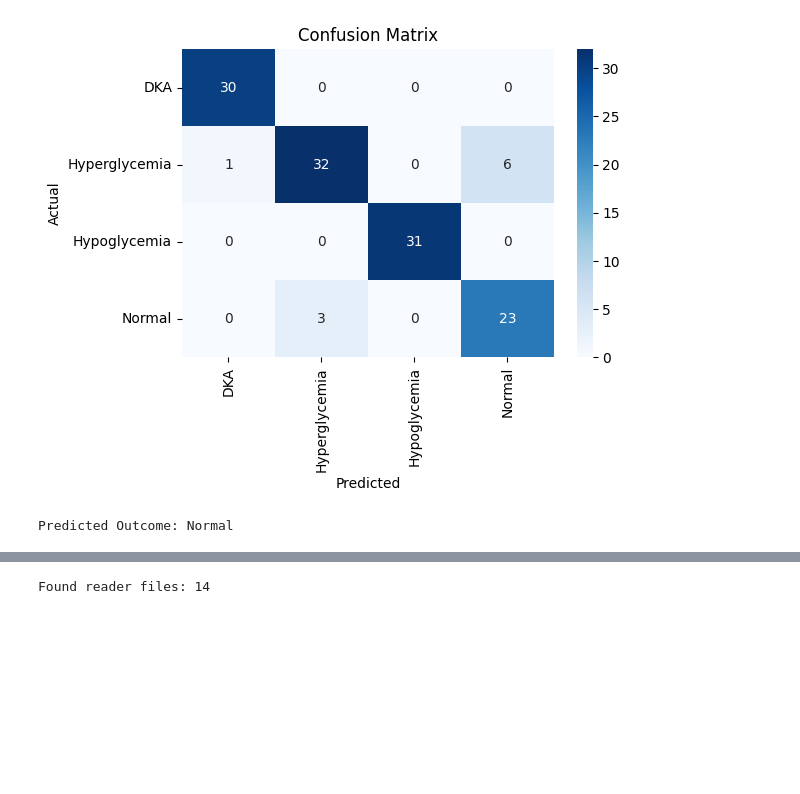
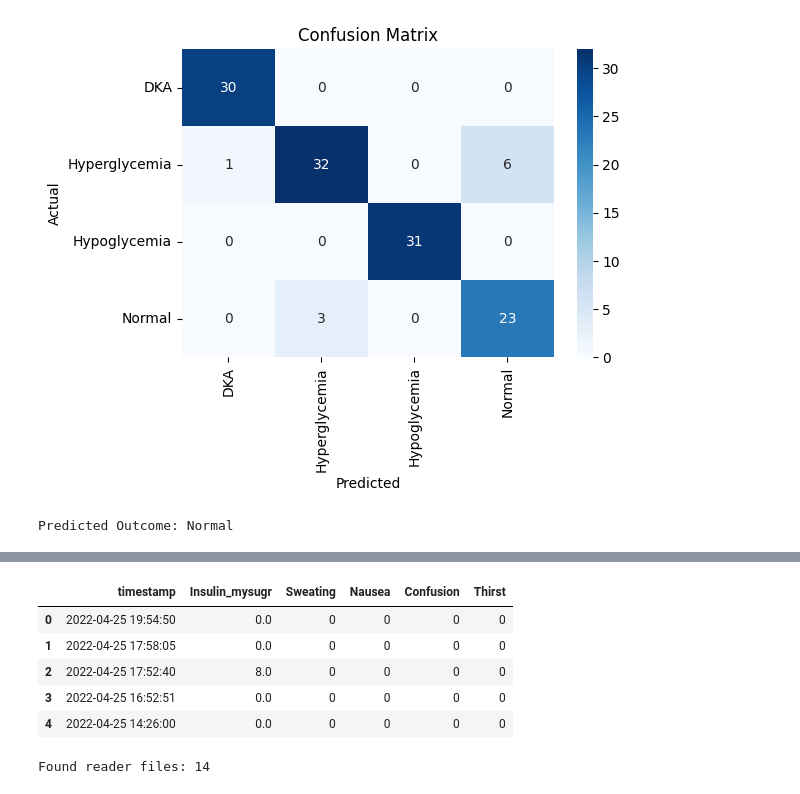
Before and after one commit to M-Bless/Diabetes-project, a Jupyter notebook: diabetes_analysis_train.ipynb, the cells around one changed output, grey strips where cells are left out. Drawn from its saved outputs; the diff is of its cells as text; code cells hidden in the pictures; blank space fills up the shorter version.

```diff
--- a/diabetes_analysis_train.ipynb
+++ b/diabetes_analysis_train.ipynb
@@ -220,3 +201,44 @@ df_mysugr.head()
+# %%
+def process_mysugr_symptoms(df):
+    """Extract symptoms from Note column and process insulin data"""
+
+    # Process symptoms from Note column
+    symptoms = {
+        "Sweating": r"\b(sweat|sweaty|sweating)\b",
+        "Nausea": r"\b(nausea|nauseous|vomit|vomiting)\b",
+        "Confusion": r"\b(confus|dizzy|disoriented)\b",
+        "Thirst": r"\b(thirst|thirsty|dehydrat|drink a lot)\b"
+    }
+
+    # Create symptom columns from Notes
+    notes = df['Note'].fillna('').str.lower()
+    for symptom, pattern in symptoms.items():
+        df[symptom] = notes.str.contains(pattern, regex=True).astype(int) # 1 if symptom mentioned, else 0
+
+    # Combine insulin columns
+    insulin_cols = [
+        'Insulin Injection Units (Pen)',
+        'Basal Injection Units',
+        'Insulin Injection Units (pump)',
+        'Insulin (Meal)',
+        'Insulin (Correction)'
+    ]
+    df['Insulin_mysugr'] = df[insulin_cols].fillna(0).sum(axis=1)
+
+    # Select final columns
+    keep_cols = ['timestamp', 'Insulin_mysugr', 'Sweating', 'Nausea', 'Confusion', 'Thirst']
+    return df[keep_cols].copy()
+
+# Process mySugr data
+df_mysugr = process_mysugr_symptoms(df_mysugr)
+df_mysugr.head()
+# %% [output]
+|  | timestamp | Insulin_mysugr | Sweating | Nausea | Confusion | Thirst |
+| 0 | 2022-04-25 19:54:50 | 0.0 | 0 | 0 | 0 | 0 |
+| 1 | 2022-04-25 17:58:05 | 0.0 | 0 | 0 | 0 | 0 |
+| 2 | 2022-04-25 17:52:40 | 8.0 | 0 | 0 | 0 | 0 |
+| 3 | 2022-04-25 16:52:51 | 0.0 | 0 | 0 | 0 | 0 |
+| 4 | 2022-04-25 14:26:00 | 0.0 | 0 | 0 | 0 | 0 |
 # %%
 # list reader files
 from glob import glob
```
Also changed, not shown: parts of 5 cells of this notebook.
